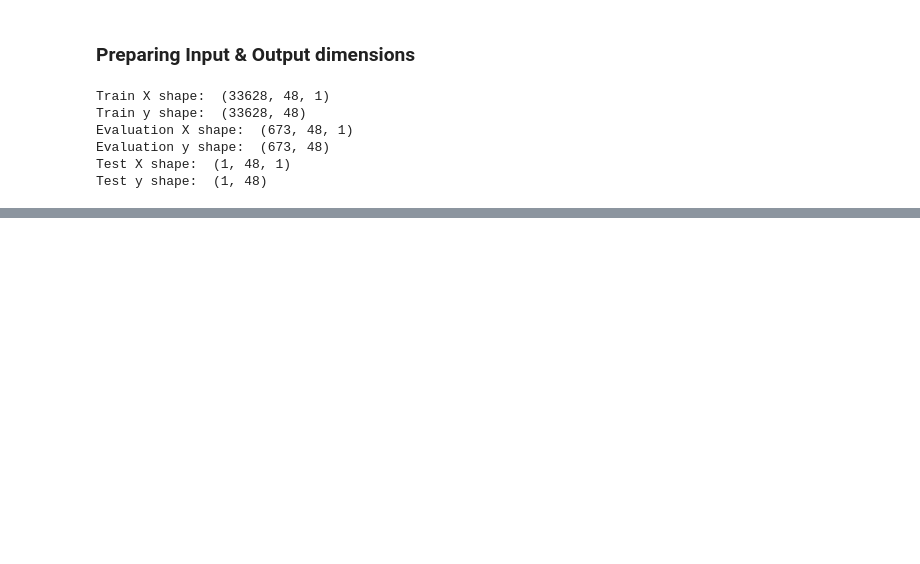
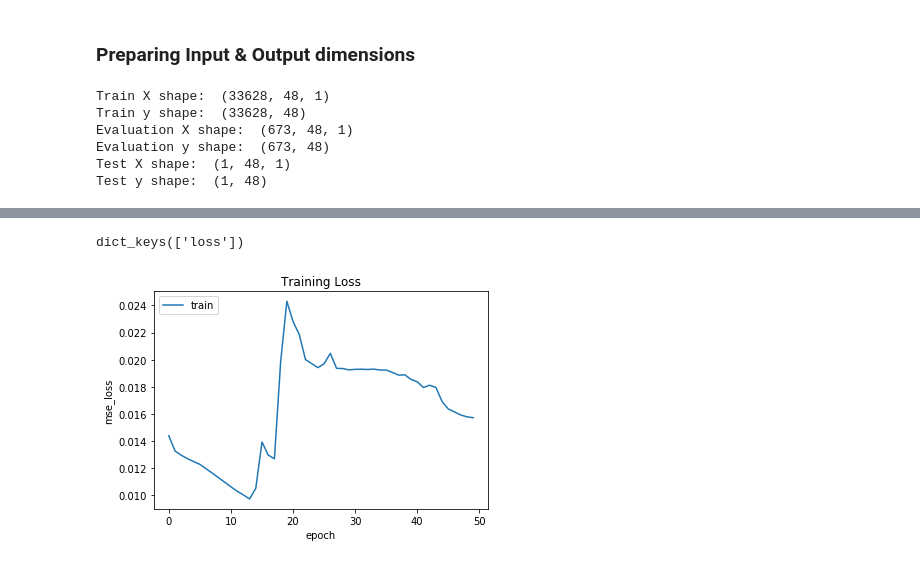
Before and after one commit to Ripunjoy93/individual_household_electric_power_consumption, a Jupyter notebook: 5_Model_Hourly_1.ipynb, the cells around one changed output, grey strips where cells are left out. Cells and saved outputs as stored; diff of their text form; code cells hidden in the pictures; blank space fills up the shorter version.

Commit message:
done model 1

```diff
--- a/5_Model_Hourly_1.ipynb
+++ b/5_Model_Hourly_1.ipynb
@@ -182,0 +198,29 @@ Test y shape:  (1, 48)
+# %%
+# seeding the random number generation
+seed = 101
+np.random.seed(seed)
+tf.set_random_seed(seed)
+# defining parameters
+learning_rate = 0.01
+epochs = 50
+batch_size = 16
+verbose = 2
+n_timesteps, n_features, n_outputs = X_train.shape[1], X_train.shape[2], y_train.shape[1]
+
+# define model
+model = Sequential()
+# This network is taking time: so getting rid of 1 dense layer
+# model.add(LSTM(200, activation="tanh", input_shape=(n_timesteps, n_features)))
+# model.add(Dense(100, activation="relu"))
+# LSTM with 100 neurons in the first visible layer
+model.add(LSTM(100, activation="tanh", input_shape=(n_timesteps, n_features)))
+model.add(Dense(n_outputs))
+# create optimizer unit to define learning rate
+optmzr = optimizers.Adam(lr=learning_rate)
+model.compile(loss="mse", optimizer=optmzr)
+# don't want to see the tensorflow warnings
+tf.logging.set_verbosity(tf.logging.ERROR)
+# fit network
+print("Training Started at: ", datetime.datetime.now())
+model.fit(X_train, y_train, epochs=epochs, batch_size=batch_size, verbose=verbose)
+print("Training Ended at: ", datetime.datetime.now())
@@ -182,0 +261,13 @@ Test y shape:  (1, 48)
+# %%
+# only available part is training loss because of previously mentioned issues
+model.history.history.keys()
+# %% [output]
+dict_keys(['loss'])
+# %%
+plt.plot(model.history.history["loss"])
+plt.title("Training Loss")
+plt.ylabel("mse_loss")
+plt.xlabel("epoch")
+plt.legend(["train"], loc='upper left');
+# %% [output]
+[figure, added]
```
Also changed, not shown: parts of 21 cells of this notebook.
